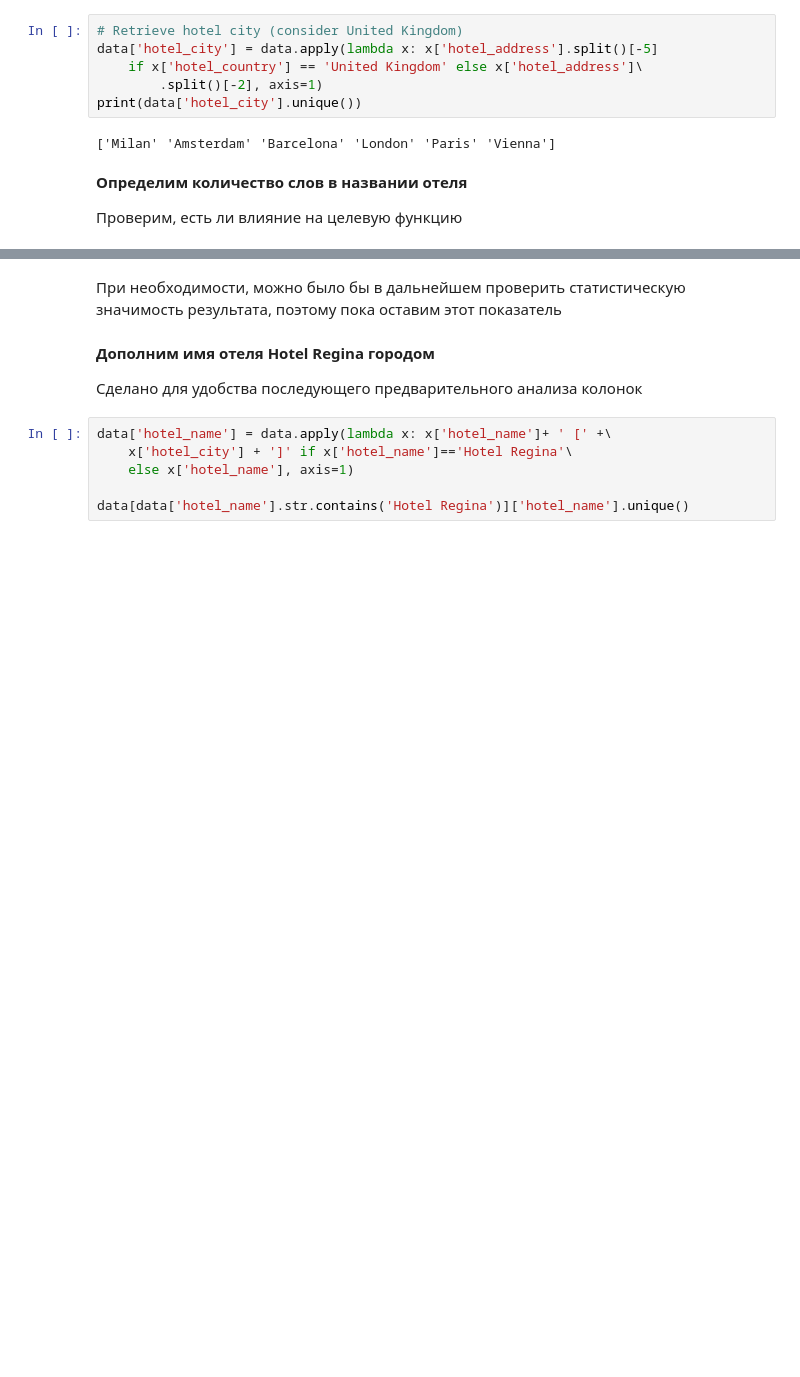
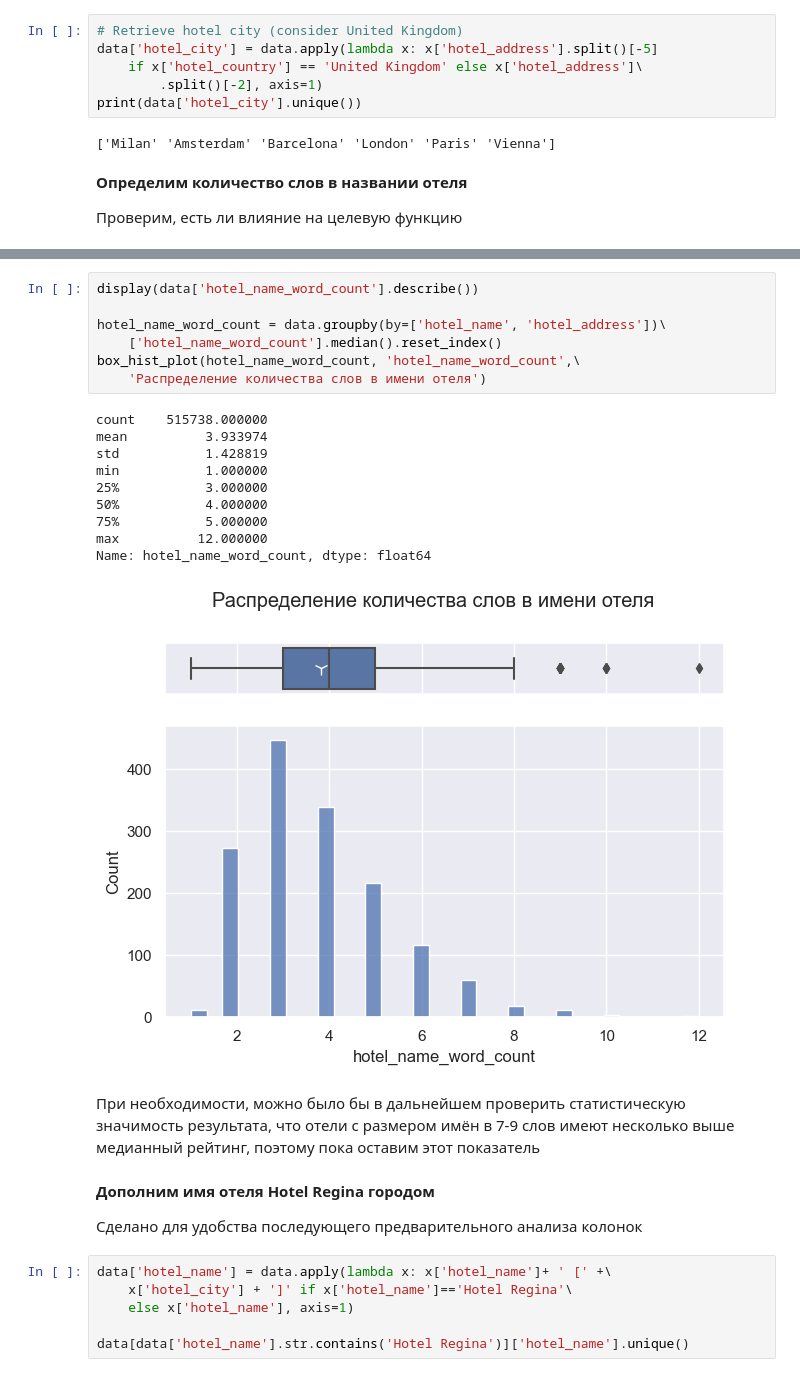
Before and after one commit to mvulf/sf_data_science, a Jupyter notebook: project_3/hotels-EDA_ML.ipynb, the cells around one changed output, grey strips where cells are left out. Saved outputs shown, nothing was run; the diff lists cells and outputs as text; blank space fills up the shorter version.

```diff
--- a/project_3/hotels-EDA_ML.ipynb
+++ b/project_3/hotels-EDA_ML.ipynb
@@ -478,6 +465,25 @@ name_words_count.plot.bar(x='hotel_name_word_count',
+# %%
+display(data['hotel_name_word_count'].describe())
+
+hotel_name_word_count = data.groupby(by=['hotel_name', 'hotel_address'])\
+    ['hotel_name_word_count'].median().reset_index()
+box_hist_plot(hotel_name_word_count, 'hotel_name_word_count',\
+    'Распределение количества слов в имени отеля')
+# %% [output]
+count    515738.000000
+mean          3.933974
+std           1.428819
+min           1.000000
+25%           3.000000
+50%           4.000000
+75%           5.000000
+max          12.000000
+Name: hotel_name_word_count, dtype: float64
+[figure, added]
 # %% [markdown]
 При необходимости, можно было бы в дальнейшем
-проверить статистическую значимость результата,
+проверить статистическую значимость результата, что отели с размером имён в
+7-9 слов имеют несколько выше медианный рейтинг,
 поэтому пока оставим этот показатель
 # %% [markdown]
 **Дополним имя отеля Hotel Regina городом**
```
Also changed, not shown: parts of 116 cells of this notebook, 3 other files.
